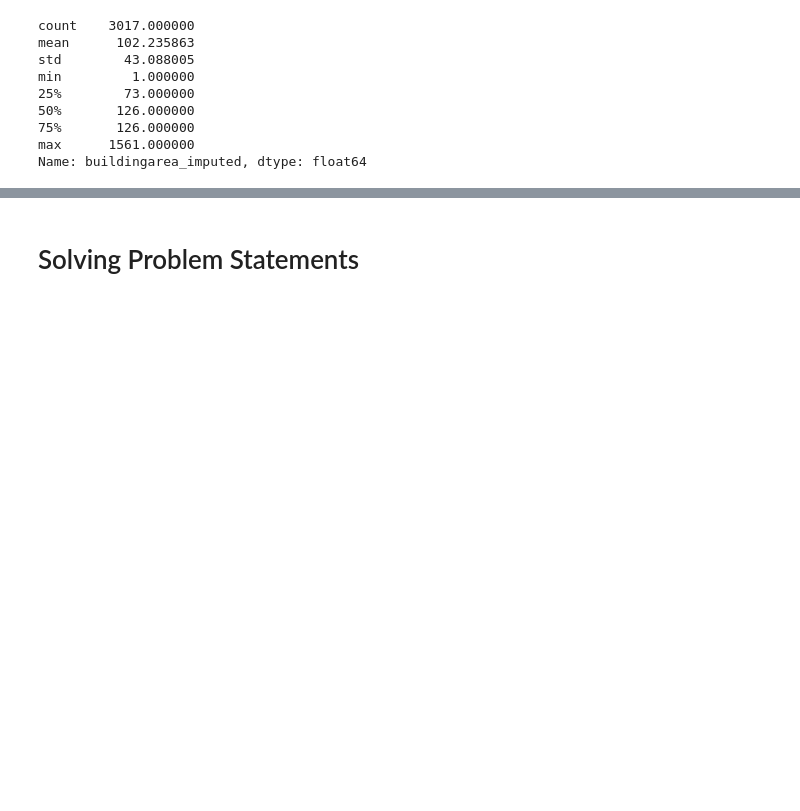
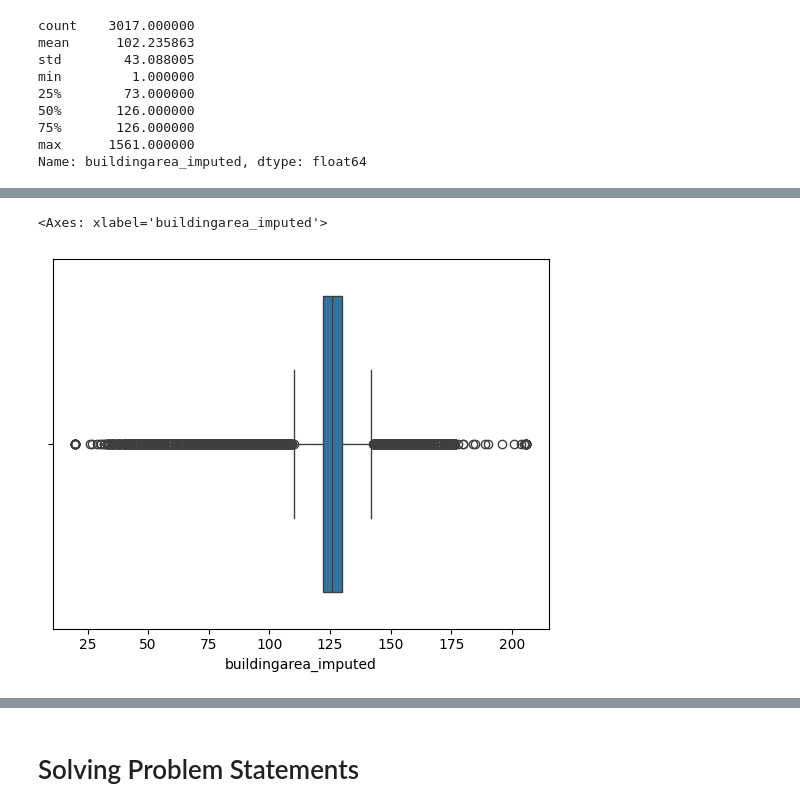
Before and after one commit to SKMsushant/HeroVired, a Jupyter notebook: statistics_graded_assignment/Sushant_kumar_PGDSAIML_1.ipynb, the cells around one changed output, grey strips where cells are left out. Saved outputs shown, nothing was run; the diff lists cells and outputs as text; code cells hidden in the pictures; blank space fills up the shorter version.

```diff
--- a/statistics_graded_assignment/Sushant_kumar_PGDSAIML_1.ipynb
+++ b/statistics_graded_assignment/Sushant_kumar_PGDSAIML_1.ipynb
@@ -3376,0 +3321,5 @@ Length: 13573, dtype: bool
+# %%
+sns.boxplot(x=df['buildingarea_imputed'])
+# %% [output]
+<Axes: xlabel='buildingarea_imputed'>
+[figure, added]
```
Also changed, not shown: parts of 154 cells of this notebook.
